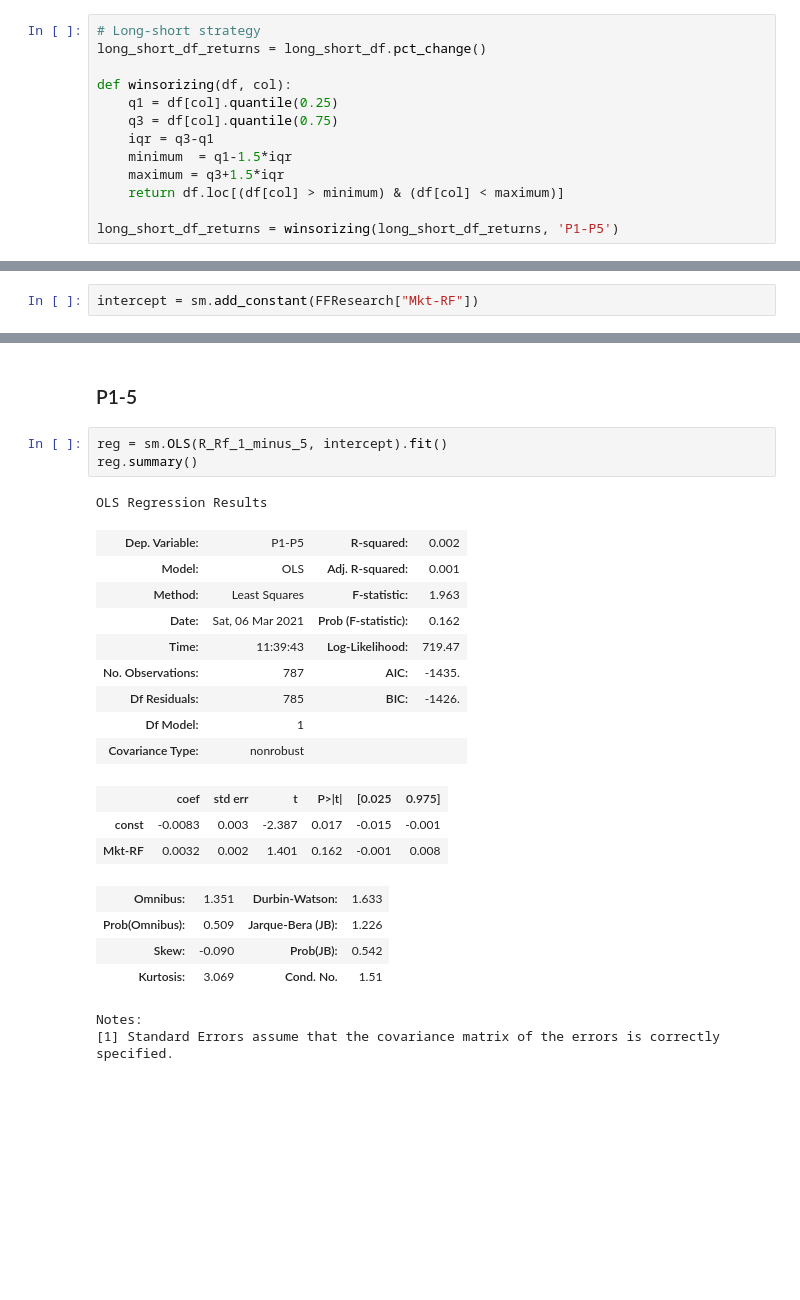
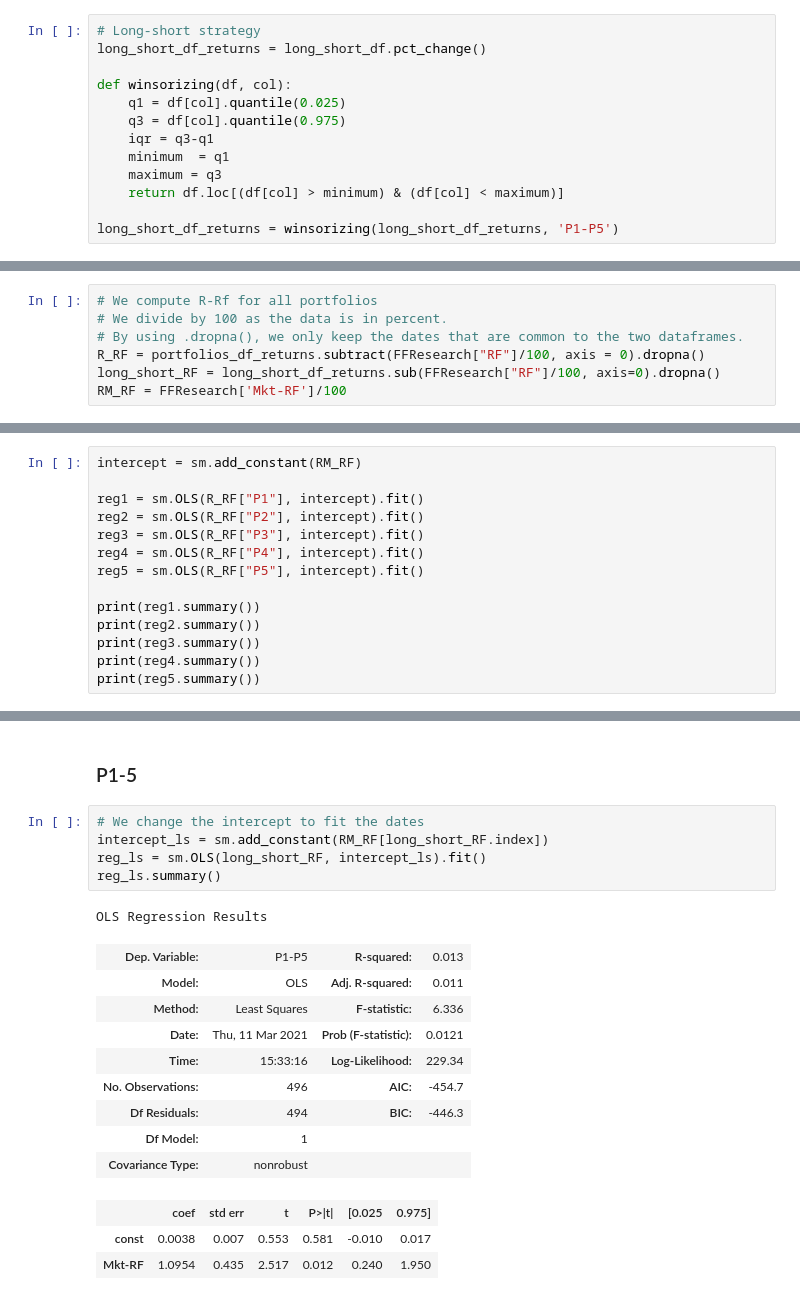
Before and after one commit to zhujoel/crypto_strategy, a Jupyter notebook: ProjetSIAQ.ipynb, the cells around one changed output, grey strips where cells are left out. Cells and saved outputs as stored; diff of their text form; blank space fills up the shorter version.

```diff
--- a/ProjetSIAQ.ipynb
+++ b/ProjetSIAQ.ipynb
@@ -124,11 +124,11 @@ portfolios_df_returns = portfolios_df.pct_change()
 long_short_df_returns = long_short_df.pct_change()
 
 def winsorizing(df, col):
-    q1 = df[col].quantile(0.25)
-    q3 = df[col].quantile(0.75)
+    q1 = df[col].quantile(0.025)
+    q3 = df[col].quantile(0.975)
     iqr = q3-q1
-    minimum  = q1-1.5*iqr
-    maximum = q3+1.5*iqr
+    minimum  = q1
+    maximum = q3
     return df.loc[(df[col] > minimum) & (df[col] < maximum)]
 
 long_short_df_returns = winsorizing(long_short_df_returns, 'P1-P5')
@@ -333,2 +305,9 @@ Rm_Rf = (crix_rets["vcrix"] - FFResearch['RF'])
+# %%
+# We compute R-Rf for all portfolios
+# We divide by 100 as the data is in percent.
+# By using .dropna(), we only keep the dates that are common to the two dataframes.
+R_RF = portfolios_df_returns.subtract(FFResearch["RF"]/100, axis = 0).dropna()
+long_short_RF = long_short_df_returns.sub(FFResearch["RF"]/100, axis=0).dropna()
+RM_RF = FFResearch['Mkt-RF']/100
 # %% [markdown]
 ## Sharpe
@@ -365,5 +325,3 @@ P1-P5   -0.085774
 dtype: float64
 # %% [markdown]
 ## Treynor et Jensen
-# %%
-intercept = sm.add_constant(FFResearch["Mkt-RF"])
@@ -494,0 +328,14 @@ Notes:
+# %%
+intercept = sm.add_constant(RM_RF)
+
+reg1 = sm.OLS(R_RF["P1"], intercept).fit()
+reg2 = sm.OLS(R_RF["P2"], intercept).fit()
+reg3 = sm.OLS(R_RF["P3"], intercept).fit()
+reg4 = sm.OLS(R_RF["P4"], intercept).fit()
+reg5 = sm.OLS(R_RF["P5"], intercept).fit()
+
+print(reg1.summary())
+print(reg2.summary())
+print(reg3.summary())
+print(reg4.summary())
+print(reg5.summary())
@@ -495,25 +379,21 @@ Notes:
 # %% [markdown]
 ### P1-5
-# %%
-reg = sm.OLS(R_Rf_1_minus_5, intercept).fit()
-reg.summary()
-# %% [output]
-OLS Regression Results
-| Dep. Variable: | P1-P5 | R-squared: | 0.002 |
-| Model: | OLS | Adj. R-squared: | 0.001 |
-| Method: | Least Squares | F-statistic: | 1.963 |
-| Date: | Sat, 06 Mar 2021 | Prob (F-statistic): | 0.162 |
-| Time: | 11:39:43 | Log-Likelihood: | 719.47 |
-| No. Observations: | 787 | AIC: | -1435. |
-| Df Residuals: | 785 | BIC: | -1426. |
-| Df Model: | 1 |  |  |
-| Covariance Type: | nonrobust |  |  |
-|  | coef | std err | t | P>|t| | [0.025 | 0.975] |
-| const | -0.0083 | 0.003 | -2.387 | 0.017 | -0.015 | -0.001 |
-| Mkt-RF | 0.0032 | 0.002 | 1.401 | 0.162 | -0.001 | 0.008 |
-| Omnibus: | 1.351 | Durbin-Watson: | 1.633 |
-| Prob(Omnibus): | 0.509 | Jarque-Bera (JB): | 1.226 |
-| Skew: | -0.090 | Prob(JB): | 0.542 |
-| Kurtosis: | 3.069 | Cond. No. | 1.51 |
-Notes:
-[1] Standard Errors assume that the covariance matrix of the errors is correctly specified.
+# %%
+# We change the intercept to fit the dates
+intercept_ls = sm.add_constant(RM_RF[long_short_RF.index])
+reg_ls = sm.OLS(long_short_RF, intercept_ls).fit()
+reg_ls.summary()
+# %% [output]
+OLS Regression Results
+| Dep. Variable: | P1-P5 | R-squared: | 0.013 |
+| Model: | OLS | Adj. R-squared: | 0.011 |
+| Method: | Least Squares | F-statistic: | 6.336 |
+| Date: | Thu, 11 Mar 2021 | Prob (F-statistic): | 0.0121 |
+| Time: | 15:33:16 | Log-Likelihood: | 229.34 |
+| No. Observations: | 496 | AIC: | -454.7 |
+| Df Residuals: | 494 | BIC: | -446.3 |
+| Df Model: | 1 |  |  |
+| Covariance Type: | nonrobust |  |  |
+|  | coef | std err | t | P>|t| | [0.025 | 0.975] |
+| const | 0.0038 | 0.007 | 0.553 | 0.581 | -0.010 | 0.017 |
+| Mkt-RF | 1.0954 | 0.435 | 2.517 | 0.012 | 0.240 | 1.950 |
```
Also changed, not shown: parts of 28 cells of this notebook, 1 other file.
